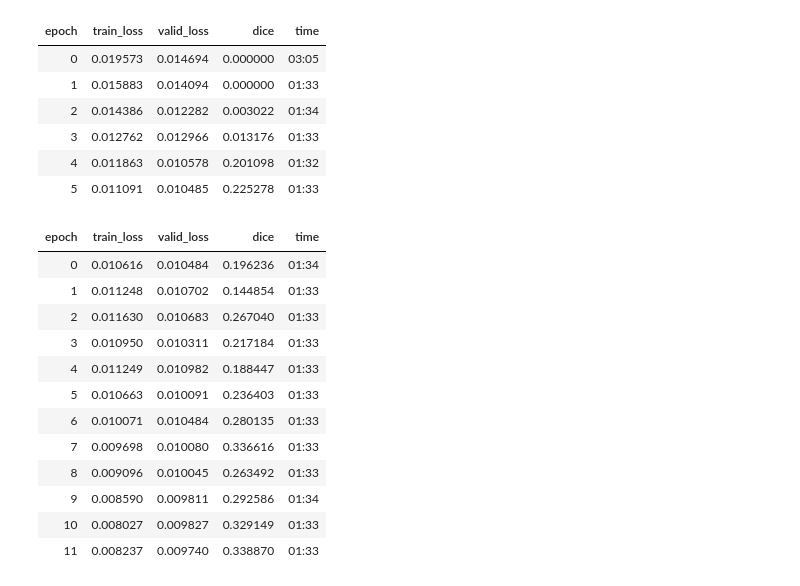
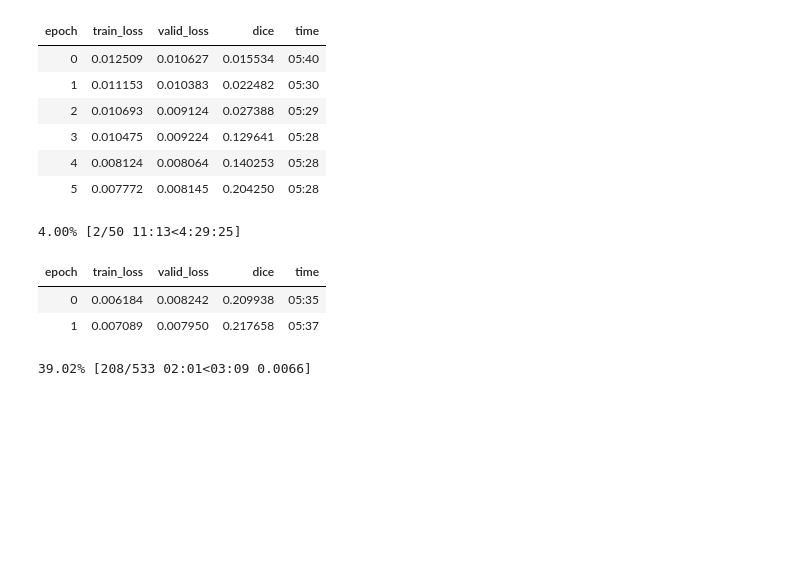
Before and after one commit to xiedidan/siim-pneumothorax, a Jupyter notebook: unet.ipynb, the cells around one changed output. Cells and saved outputs as stored; diff of their text form; code cells hidden in the pictures; blank space fills up the shorter version.

```diff
--- a/unet.ipynb
+++ b/unet.ipynb
@@ -48,8 +46,8 @@ data = (SegmentationItemList.from_csv(path=path, csv_name='{}/all-0.csv'.format(
         .split_by_fname_file('SIIM_5-FOLD/val-0.csv')
         .label_from_func(lambda x : str(x).replace('train_png', 'mask_png'), classes=[0, 1])
         .add_test((path/'test_png').ls(), label=None)
-        .transform(get_transforms(), size=128, tfm_y=True)
-        .databunch(path=Path('.'), bs=64)
+        .transform(get_transforms(), size=256, tfm_y=True)
+        .databunch(path=Path('.'), bs=16)
         .normalize(imagenet_stats))
 
 data.show_batch()
@@ -63,32 +61,26 @@ learn = unet_learner(data, models.resnet34, metrics=[dice])
 learn.fit_one_cycle(6, slice(1e-3))
 # %% [output]
 | epoch | train_loss | valid_loss | dice | time |
-| 0 | 0.019573 | 0.014694 | 0.000000 | 03:05 |
-| 1 | 0.015883 | 0.014094 | 0.000000 | 01:33 |
-| 2 | 0.014386 | 0.012282 | 0.003022 | 01:34 |
-| 3 | 0.012762 | 0.012966 | 0.013176 | 01:33 |
-| 4 | 0.011863 | 0.010578 | 0.201098 | 01:32 |
-| 5 | 0.011091 | 0.010485 | 0.225278 | 01:33 |
+| 0 | 0.012509 | 0.010627 | 0.015534 | 05:40 |
+| 1 | 0.011153 | 0.010383 | 0.022482 | 05:30 |
+| 2 | 0.010693 | 0.009124 | 0.027388 | 05:29 |
+| 3 | 0.010475 | 0.009224 | 0.129641 | 05:28 |
+| 4 | 0.008124 | 0.008064 | 0.140253 | 05:28 |
+| 5 | 0.007772 | 0.008145 | 0.204250 | 05:28 |
 # %%
 # Unfreeze the encoder (resnet34)
 learn.unfreeze()
 
+from fastai.callbacks import *
+
 # Fit one cycle of 12 epochs
-learn.fit_one_cycle(12, slice(3e-5, 3e-4))
+learn.fit_one_cycle(50, slice(3e-5, 3e-4), callbacks=[SaveModelCallback(learn, every='epoch', monitor='dice')])
 # %% [output]
+4.00% [2/50 11:13<4:29:25]
 | epoch | train_loss | valid_loss | dice | time |
-| 0 | 0.010616 | 0.010484 | 0.196236 | 01:34 |
-| 1 | 0.011248 | 0.010702 | 0.144854 | 01:33 |
-| 2 | 0.011630 | 0.010683 | 0.267040 | 01:33 |
-| 3 | 0.010950 | 0.010311 | 0.217184 | 01:33 |
-| 4 | 0.011249 | 0.010982 | 0.188447 | 01:33 |
-| 5 | 0.010663 | 0.010091 | 0.236403 | 01:33 |
-| 6 | 0.010071 | 0.010484 | 0.280135 | 01:33 |
-| 7 | 0.009698 | 0.010080 | 0.336616 | 01:33 |
-| 8 | 0.009096 | 0.010045 | 0.263492 | 01:33 |
-| 9 | 0.008590 | 0.009811 | 0.292586 | 01:34 |
-| 10 | 0.008027 | 0.009827 | 0.329149 | 01:33 |
-| 11 | 0.008237 | 0.009740 | 0.338870 | 01:33 |
+| 0 | 0.006184 | 0.008242 | 0.209938 | 05:35 |
+| 1 | 0.007089 | 0.007950 | 0.217658 | 05:37 |
+39.02% [208/533 02:01<03:09 0.0066]
 # %%
 # Predictions for the validation set
 preds, ys = learn.get_preds()
```
Also changed, not shown: parts of 8 cells of this notebook, 14 other files.
